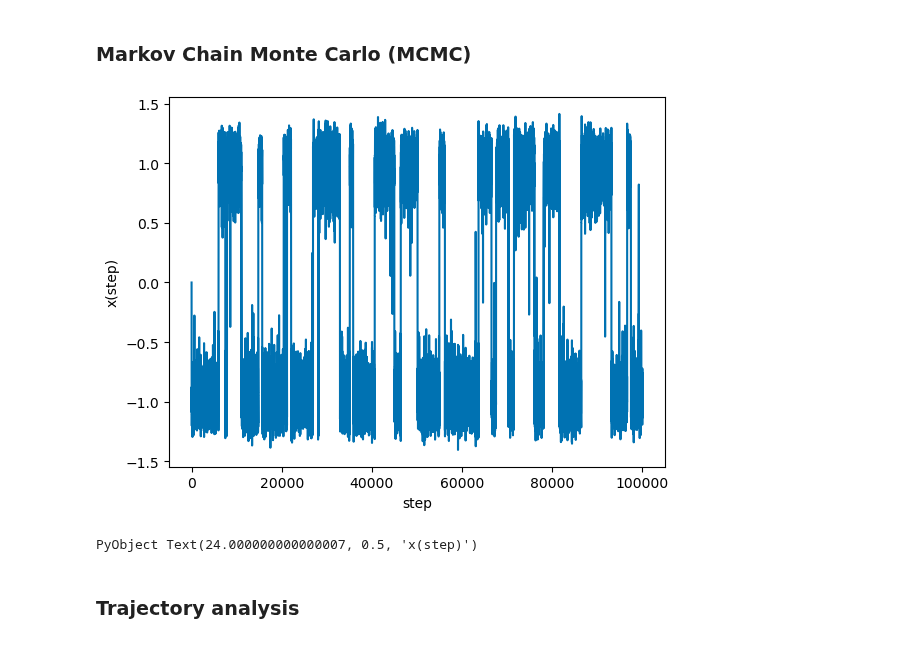
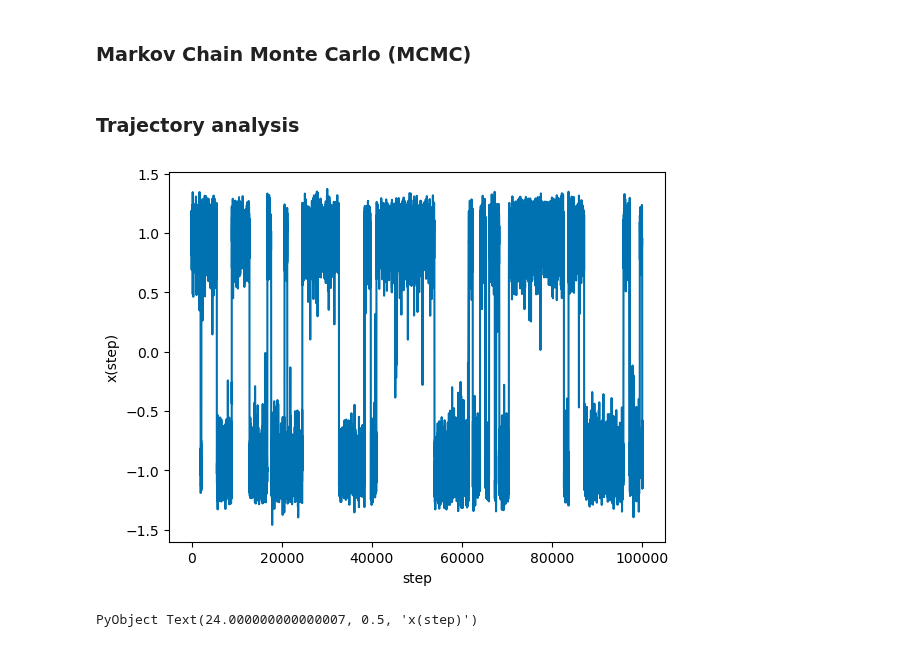
Before and after one commit to matsunagalab/MDToolbox.jl, a Jupyter notebook: notebook/mcmc_single.ipynb, the cells around one changed output. Saved outputs shown, nothing was run; the diff lists cells and outputs as text; code cells hidden in the pictures.

```diff
--- a/notebook/mcmc_single.ipynb
+++ b/notebook/mcmc_single.ipynb
@@ -41,11 +42,15 @@ end
-# %%
-plot(trajectory)
-xlabel("step")
-ylabel("x(step)")
-# %% [output]
-[figure, removed]
-PyObject Text(24.000000000000007, 0.5, 'x(step)')
 # %% [markdown]
 ### Trajectory analysis
+# %%
+data = readdlm("single.dat");
+traj_temp = data[:, 1]
+traj = data[:, 2]
+
+plot(traj)
+xlabel("step")
+ylabel("x(step)")
+# %% [output]
+[figure, added]
+PyObject Text(24.000000000000007, 0.5, 'x(step)')
 # %%
 x_grid = range(-1.3, 1.3, length=100);
```
Also changed, not shown: parts of 6 cells of this notebook, 3 other files.
